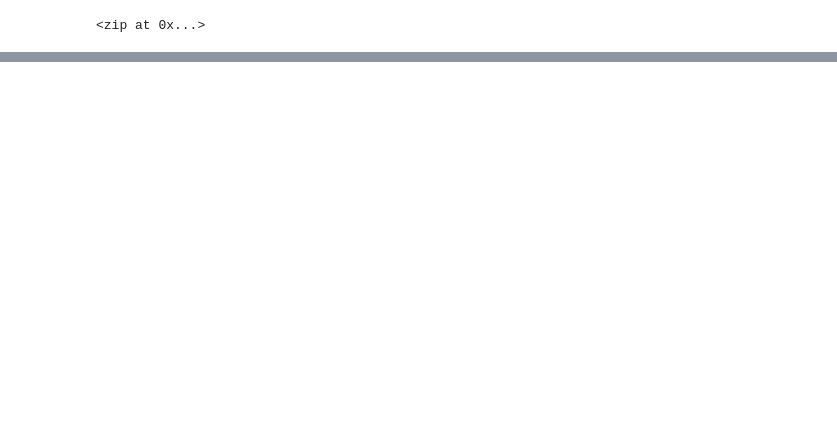
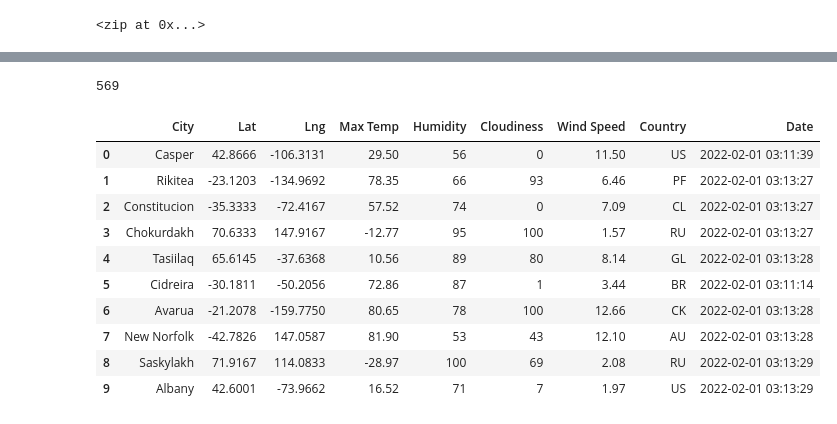
Before and after one commit to gadienttracy/World_Weather_Analysis, a Jupyter notebook: WeatherPy.ipynb, the cells around one changed output, grey strips where cells are left out. Drawn from its saved outputs; the diff is of its cells as text; code cells hidden in the pictures; blank space fills up the shorter version.

Commit message:
changes to weather py

```diff
--- a/WeatherPy.ipynb
+++ b/WeatherPy.ipynb
@@ -32,0 +33,11 @@ len(cities)
+# %%
+# Import the requests library.
+import requests
+# Import the API key.
+from config import weather_api_key
+# Starting URL for Weather Map API Call.
+url = "http://api.openweathermap.org/data/2.5/weather?units=Imperial&APPID=" + weather_api_key
+
+# Import the time library and the datetime module from the datetime library
+import time
+from datetime import datetime
@@ -32,0 +127,20 @@ len(cities)
+# %%
+len(city_data)
+# %% [output]
+569
+# %%
+# Convert the array of dictionaries to a Pandas DataFrame.
+city_data_df = pd.DataFrame(city_data)
+city_data_df.head(10)
+# %% [output]
+|  | City | Lat | Lng | Max Temp | Humidity | Cloudiness | Wind Speed | Country | Date |
+| 0 | Casper | 42.8666 | -106.3131 | 29.50 | 56 | 0 | 11.50 | US | 2022-02-01 03:11:39 |
+| 1 | Rikitea | -23.1203 | -134.9692 | 78.35 | 66 | 93 | 6.46 | PF | 2022-02-01 03:13:27 |
+| 2 | Constitucion | -35.3333 | -72.4167 | 57.52 | 74 | 0 | 7.09 | CL | 2022-02-01 03:13:27 |
+| 3 | Chokurdakh | 70.6333 | 147.9167 | -12.77 | 95 | 100 | 1.57 | RU | 2022-02-01 03:13:27 |
+| 4 | Tasiilaq | 65.6145 | -37.6368 | 10.56 | 89 | 80 | 8.14 | GL | 2022-02-01 03:13:28 |
+| 5 | Cidreira | -30.1811 | -50.2056 | 72.86 | 87 | 1 | 3.44 | BR | 2022-02-01 03:11:14 |
+| 6 | Avarua | -21.2078 | -159.7750 | 80.65 | 78 | 100 | 12.66 | CK | 2022-02-01 03:13:28 |
+| 7 | New Norfolk | -42.7826 | 147.0587 | 81.90 | 53 | 43 | 12.10 | AU | 2022-02-01 03:13:28 |
+| 8 | Saskylakh | 71.9167 | 114.0833 | -28.97 | 100 | 69 | 2.08 | RU | 2022-02-01 03:13:29 |
+| 9 | Albany | 42.6001 | -73.9662 | 16.52 | 71 | 7 | 1.97 | US | 2022-02-01 03:13:29 |
```
Also changed, not shown: parts of 4 cells of this notebook, 4 other files.
